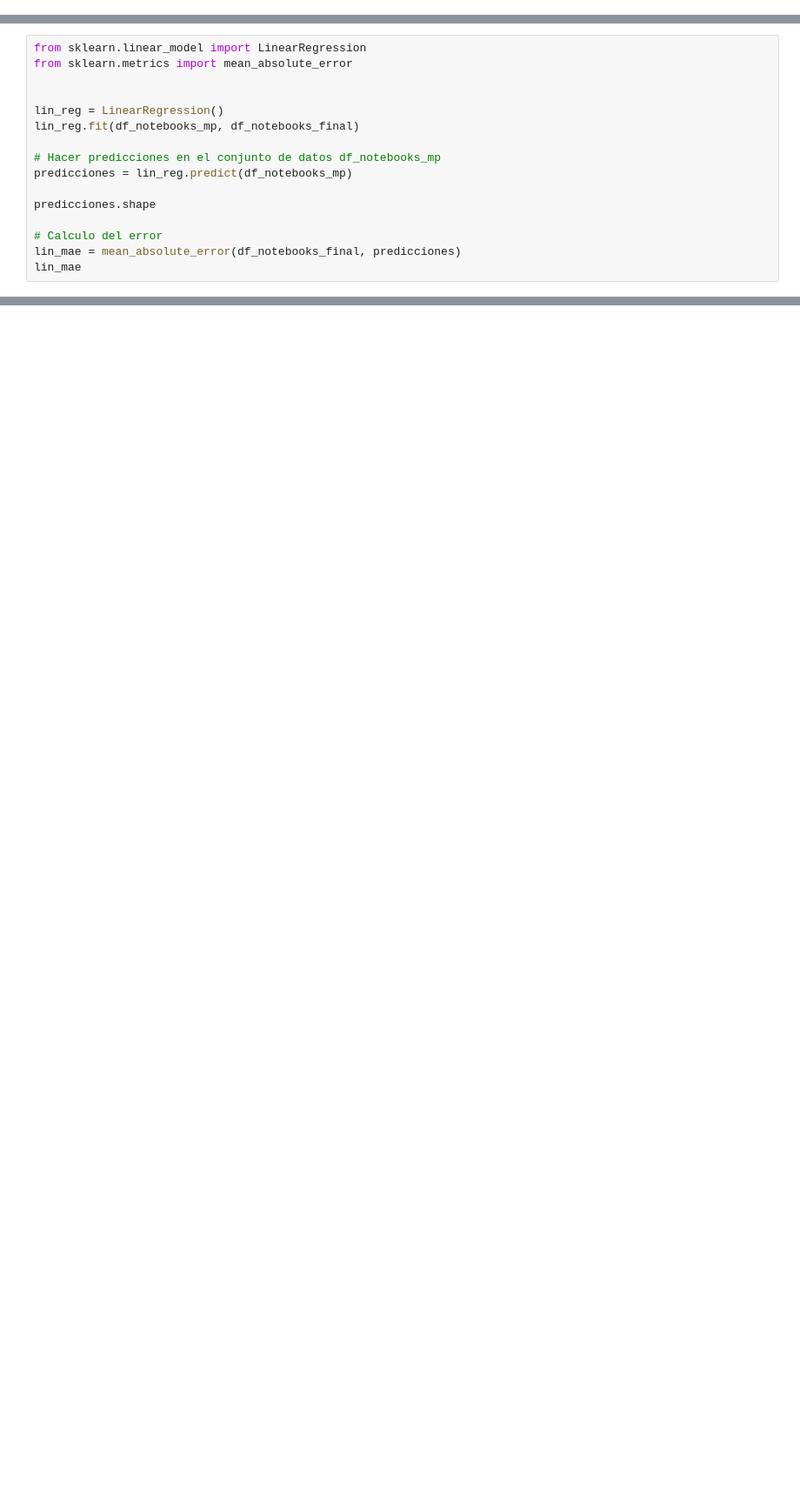
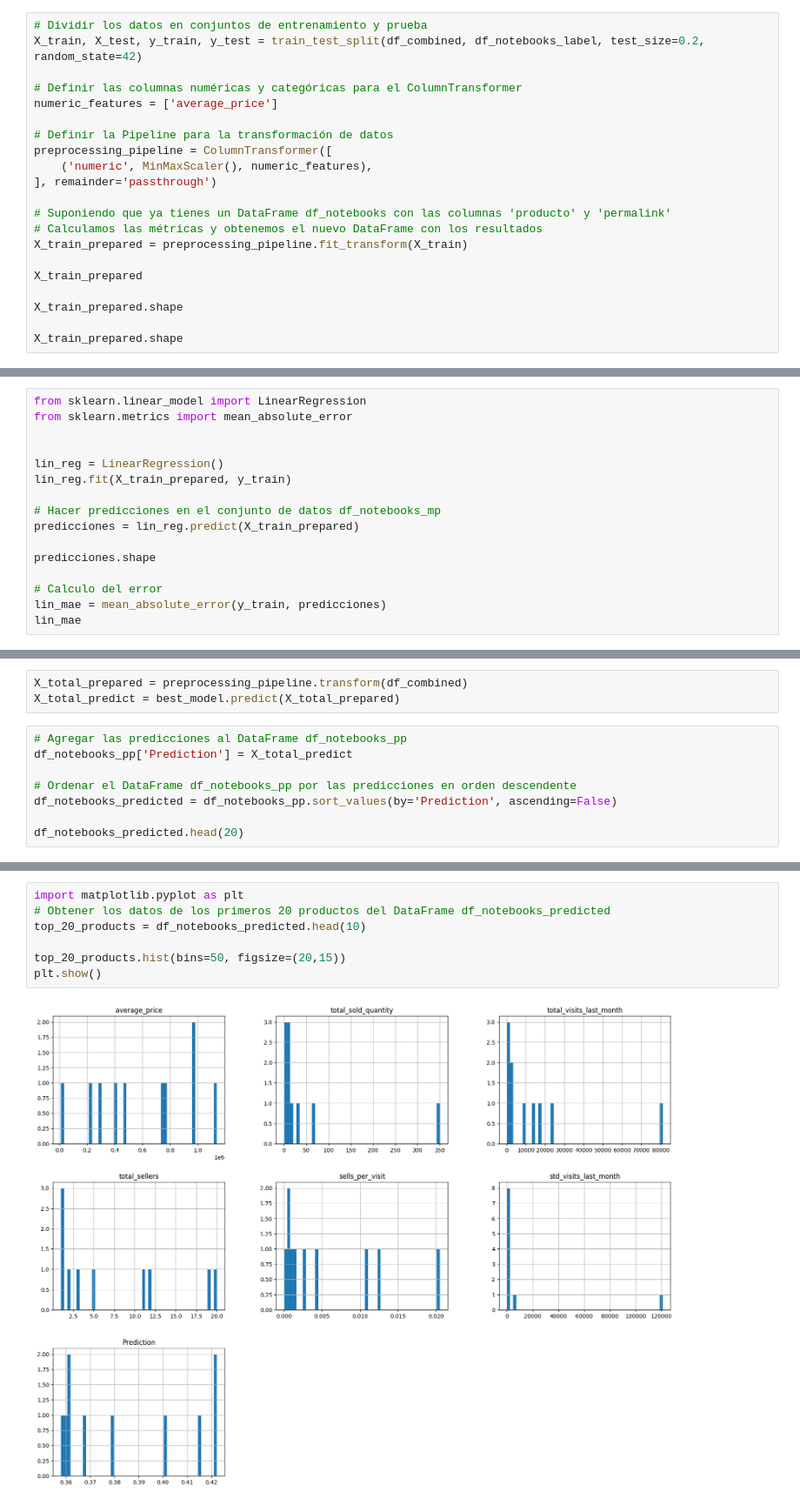
Before and after one commit to CristopherQuintana/ProyectoML, a Jupyter notebook: Data API.ipynb, the cells around one changed output, grey strips where cells are left out. Shown: that part at 87% size. Cells and saved outputs as stored; diff of their text form; blank space fills up the shorter version.

```diff
--- a/Data API.ipynb
+++ b/Data API.ipynb
@@ -492,0 +511,21 @@ df_notebooks_final.shape
+# %%
+# Dividir los datos en conjuntos de entrenamiento y prueba
+X_train, X_test, y_train, y_test = train_test_split(df_combined, df_notebooks_label, test_size=0.2, random_state=42)
+
+# Definir las columnas numéricas y categóricas para el ColumnTransformer
+numeric_features = ['average_price']
+
+# Definir la Pipeline para la transformación de datos
+preprocessing_pipeline = ColumnTransformer([
+    ('numeric', MinMaxScaler(), numeric_features),
+], remainder='passthrough')
+
+# Suponiendo que ya tienes un DataFrame df_notebooks con las columnas 'producto' y 'permalink'
+# Calculamos las métricas y obtenemos el nuevo DataFrame con los resultados
+X_train_prepared = preprocessing_pipeline.fit_transform(X_train)
+
+X_train_prepared
+
+X_train_prepared.shape
+
+X_train_prepared.shape
@@ -496,14 +537,14 @@ from sklearn.metrics import mean_absolute_error
 
 
 lin_reg = LinearRegression()
-lin_reg.fit(df_notebooks_mp, df_notebooks_final)
+lin_reg.fit(X_train_prepared, y_train)
 
 # Hacer predicciones en el conjunto de datos df_notebooks_mp
-predicciones = lin_reg.predict(df_notebooks_mp)
+predicciones = lin_reg.predict(X_train_prepared)
 
 predicciones.shape
 
 # Calculo del error
-lin_mae = mean_absolute_error(df_notebooks_final, predicciones)
+lin_mae = mean_absolute_error(y_train, predicciones)
 lin_mae
 # %% [output]
@@ -510,0 +648,11 @@ lin_mae
+# %%
+X_total_prepared = preprocessing_pipeline.transform(df_combined)
+X_total_predict = best_model.predict(X_total_prepared)
+# %%
+# Agregar las predicciones al DataFrame df_notebooks_pp
+df_notebooks_pp['Prediction'] = X_total_predict
+
+# Ordenar el DataFrame df_notebooks_pp por las predicciones en orden descendente
+df_notebooks_predicted = df_notebooks_pp.sort_values(by='Prediction', ascending=False)
+
+df_notebooks_predicted.head(20)
@@ -510,0 +677,9 @@ lin_mae
+# %%
+import matplotlib.pyplot as plt
+# Obtener los datos de los primeros 20 productos del DataFrame df_notebooks_predicted
+top_20_products = df_notebooks_predicted.head(10)
+
+top_20_products.hist(bins=50, figsize=(20,15))
+plt.show()
+# %% [output]
+[figure, added]
```
Also changed, not shown: parts of 17 cells of this notebook, 1 other file.
